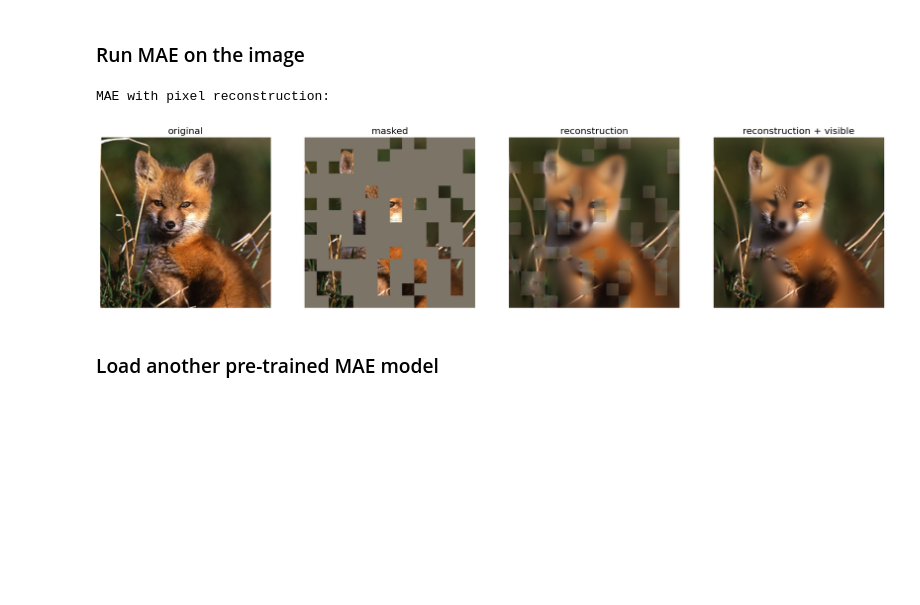
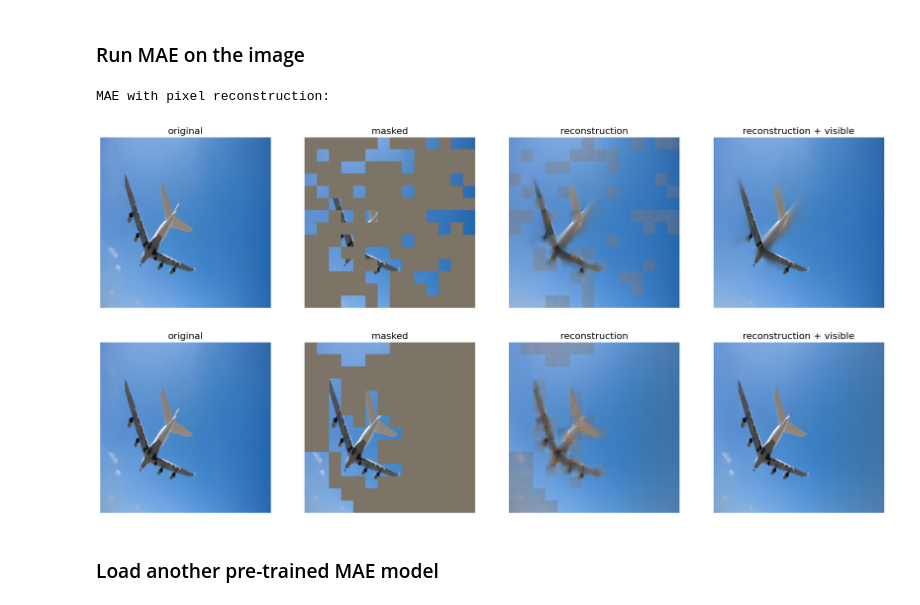
Before and after one commit to inschro/mae, a Jupyter notebook: demo/mae_visualize.ipynb, the cells around one changed output. Drawn from its saved outputs; the diff is of its cells as text; code cells hidden in the pictures; blank space fills up the shorter version.

Commit message:
implemented patchwise entropy masking

```diff
--- a/demo/mae_visualize.ipynb
+++ b/demo/mae_visualize.ipynb
@@ -50,7 +50,7 @@ def prepare_model(chkpt_dir, arch='mae_vit_large_patch16'):
     print(msg)
     return model
 
-def run_one_image(img, model):
+def run_one_image(img, model, mask_ratio=0.96, masking='random'):
     x = torch.tensor(img)
 
     # make it a batch-like
@@ -58,7 +58,7 @@ def run_one_image(img, model):
     x = torch.einsum('nhwc->nchw', x)
 
     # run MAE
-    loss, y, mask = model(x.float(), mask_ratio=0.75)
+    loss, y, mask = model(x.float(), mask_ratio=mask_ratio, masking=masking)
     y = model.unpatchify(y)
     y = torch.einsum('nchw->nhwc', y).detach().cpu()
 
@@ -96,8 +96,10 @@ def run_one_image(img, model):
 ### Load an image
 # %%
 # load an image
-img_url = 'https://user-images.githubusercontent.com/11435359/147738734-196fd92f-9260-48d5-ba7e-bf103d29364d.jpg' # fox, from ILSVRC2012_val_00046145
+# img_url = 'https://user-images.githubusercontent.com/11435359/147738734-196fd92f-9260-48d5-ba7e-bf103d29364d.jpg' # fox, from ILSVRC2012_val_00046145
 # img_url = 'https://user-images.githubusercontent.com/11435359/147743081-0428eecf-89e5-4e07-8da5-a30fd73cc0ba.jpg' # cucumber, from ILSVRC2012_val_00047851
+img_url = 'https://www.travelandleisure.com/thmb/h97kSvljd2QYH2nUy3Y9ZNgO_pw=/1500x0/filters:no_upscale():max_bytes(150000):strip_icc()/plane-data-BUSYROUTES1217-f4f84b08d47f4951b11c148cee2c3dea.jpg'
+# img_url = 'https://www.dailypaws.com/thmb/ZHs0nxwPjwixC4YkqyRcO9DB2bg=/1500x0/filters:no_upscale():max_bytes(150000):strip_icc()/striped-cat-playing-flower-552781357-2000-f8b1f07162594830bdba8a24e2268ad6.jpg'
 img = Image.open(requests.get(img_url, stream=True).raw)
 img = img.resize((224, 224))
 img = np.array(img) / 255.
@@ -130,12 +132,14 @@ Model loaded.
 ### Run MAE on the image
 # %%
 # make random mask reproducible (comment out to make it change)
-torch.manual_seed(2)
+# torch.manual_seed(2)
 print('MAE with pixel reconstruction:')
-run_one_image(img, model_mae)
+run_one_image(img, model_mae, mask_ratio=0.75, masking='random')
+run_one_image(img, model_mae, mask_ratio=0.75, masking='entropy')
 # %% [output]
 MAE with pixel reconstruction:
-[figure, old version]
+[figure, new version]
+[figure, added]
 # %% [markdown]
 ### Load another pre-trained MAE model
 # %%
```
Also changed, not shown: parts of 2 cells of this notebook, 2 other files.
